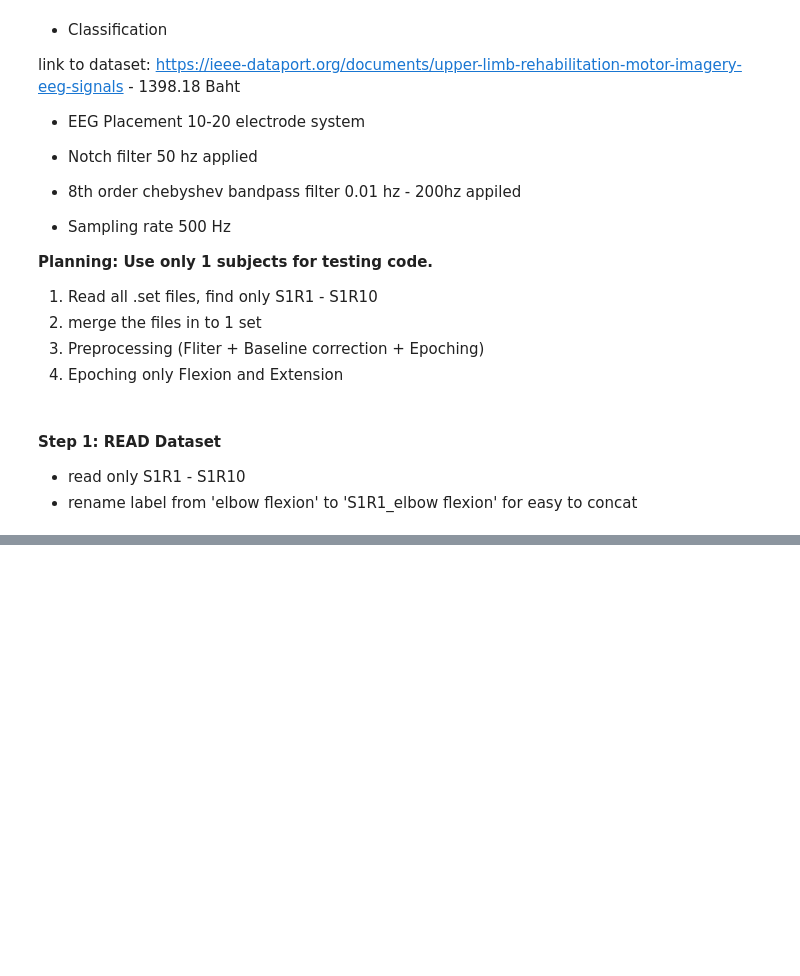
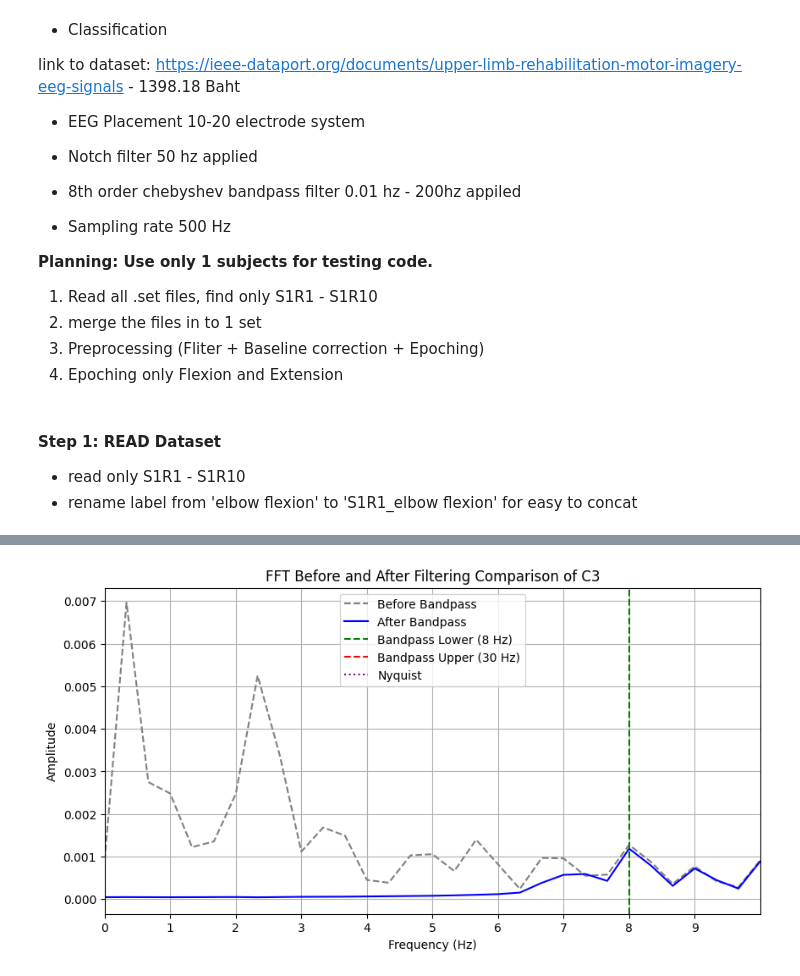
Before and after one commit to CharlotteXIII/StudioV_opentopics, a Jupyter notebook: Test3_S1_code.ipynb, the cells around one changed output, grey strips where cells are left out. Cells and saved outputs as stored; diff of their text form; code cells hidden in the pictures; blank space fills up the shorter version.

```diff
--- a/Test3_S1_code.ipynb
+++ b/Test3_S1_code.ipynb
@@ -241,0 +290,39 @@ Epoch 1799: elbow extension
+# %%
+#Plot fft
+channel_nam = 'C3'
+channel_id = combined_epochs.ch_names.index(channel_nam)  # ก่อน filter
+fis = combined_epochs.info['sfreq']
+
+# สัญญาณก่อน filter
+signal_before = combined_epochs.get_data()[0, channel_id, :]
+# สัญญาณหลัง filter
+signal_after = filtered_epochs.get_data()[0, channel_id, :]
+
+# FFT
+nu = len(signal_after)
+freqs = np.fft.rfftfreq(nu, 1/fis)
+fft_before = np.abs(np.fft.rfft(signal_before))
+fft_after = np.abs(np.fft.rfft(signal_after))
+
+# Plot
+plt.figure(figsize=(10, 5))
+plt.plot(freqs, fft_before, label="Before Bandpass", color='gray', linestyle='--')
+plt.plot(freqs, fft_after, label="After Bandpass", color='blue')
+plt.axvline(8, color='green', linestyle='--', label='Bandpass Lower (8 Hz)')
+plt.axvline(30, color='red', linestyle='--', label='Bandpass Upper (30 Hz)')
+plt.axvline(fis/2, color='purple', linestyle=':', label='Nyquist')
+
+plt.title(f"FFT Before and After Filtering Comparison of {channel_nam}")
+plt.xlabel("Frequency (Hz)")
+plt.ylabel("Amplitude")
+plt.legend()
+plt.grid(True)
+# plt.xlim(0, fs / 2)
+# plt.ylim(0, 0.0015)
+plt.xlim(0,10)
+plt.xticks(np.arange(0, 10, 1))  # ticks each 1 Hz
+# plt.ylim(0,0.005)
+# plt.yticks(np.arange(0, 0.005, 0.001))  # ticks each 1 Hz
+plt.show()
+# %% [output]
+[figure, added]
```
Also changed, not shown: parts of 19 cells of this notebook.
